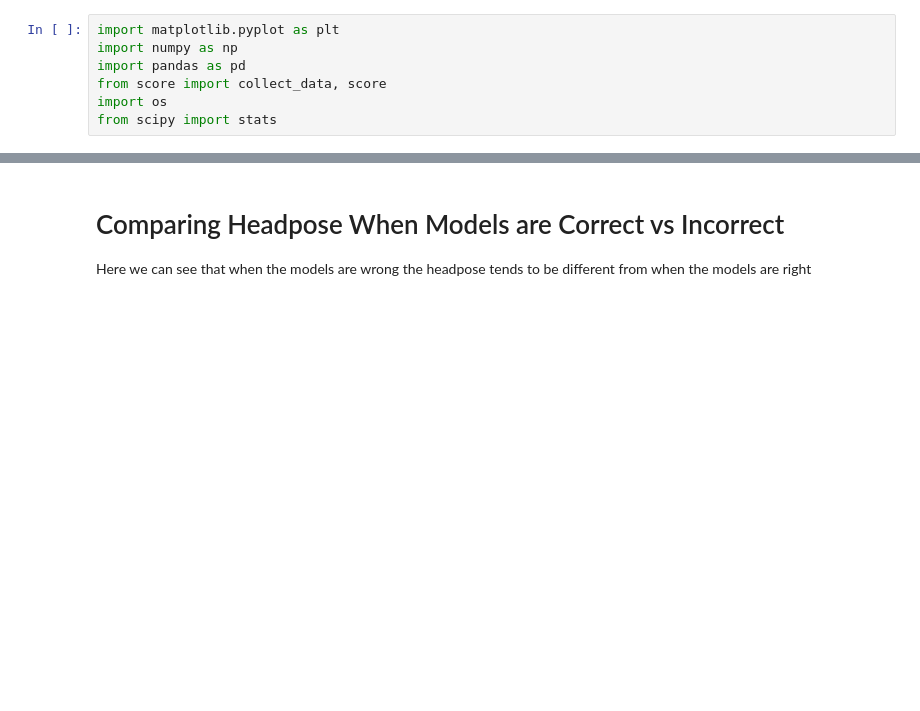
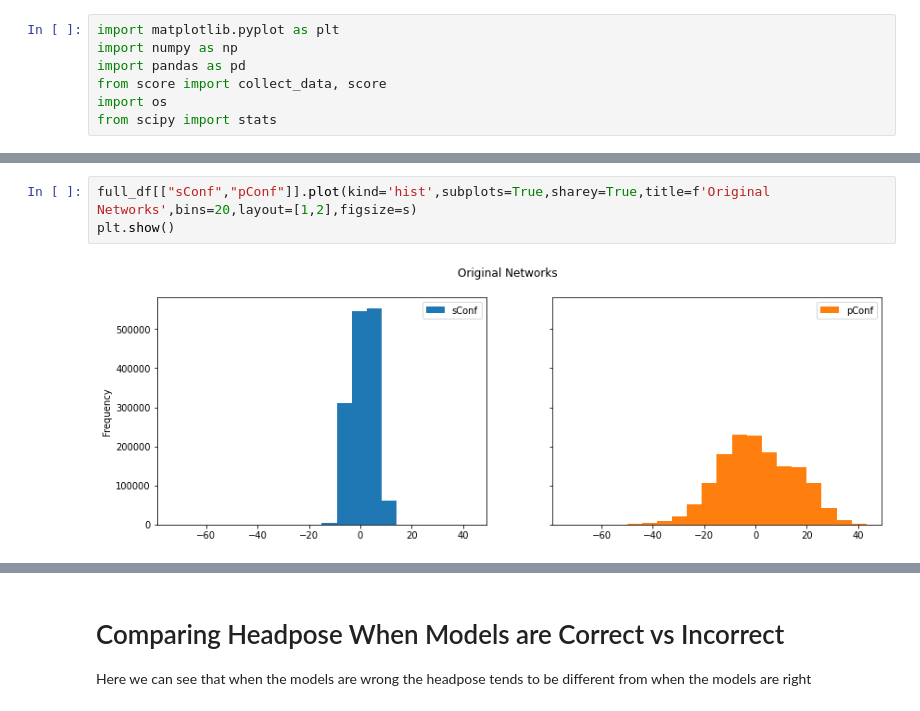
Before and after one commit to chrismbirmingham/tcn_blstm, a Jupyter notebook: Visualize_Features.ipynb, the cells around one changed output, grey strips where cells are left out. Saved outputs shown, nothing was run; the diff lists cells and outputs as text; blank space fills up the shorter version.

```diff
--- a/Visualize_Features.ipynb
+++ b/Visualize_Features.ipynb
@@ -97,0 +114,5 @@ at = ["p1_at","p2_at"]
+# %%
+full_df[["sConf","pConf"]].plot(kind='hist',subplots=True,sharey=True,title=f'Original Networks',bins=20,layout=[1,2],figsize=s)
+plt.show()
+# %% [output]
+[figure, added]
```
Also changed, not shown: parts of 24 cells of this notebook, 2 other files.
